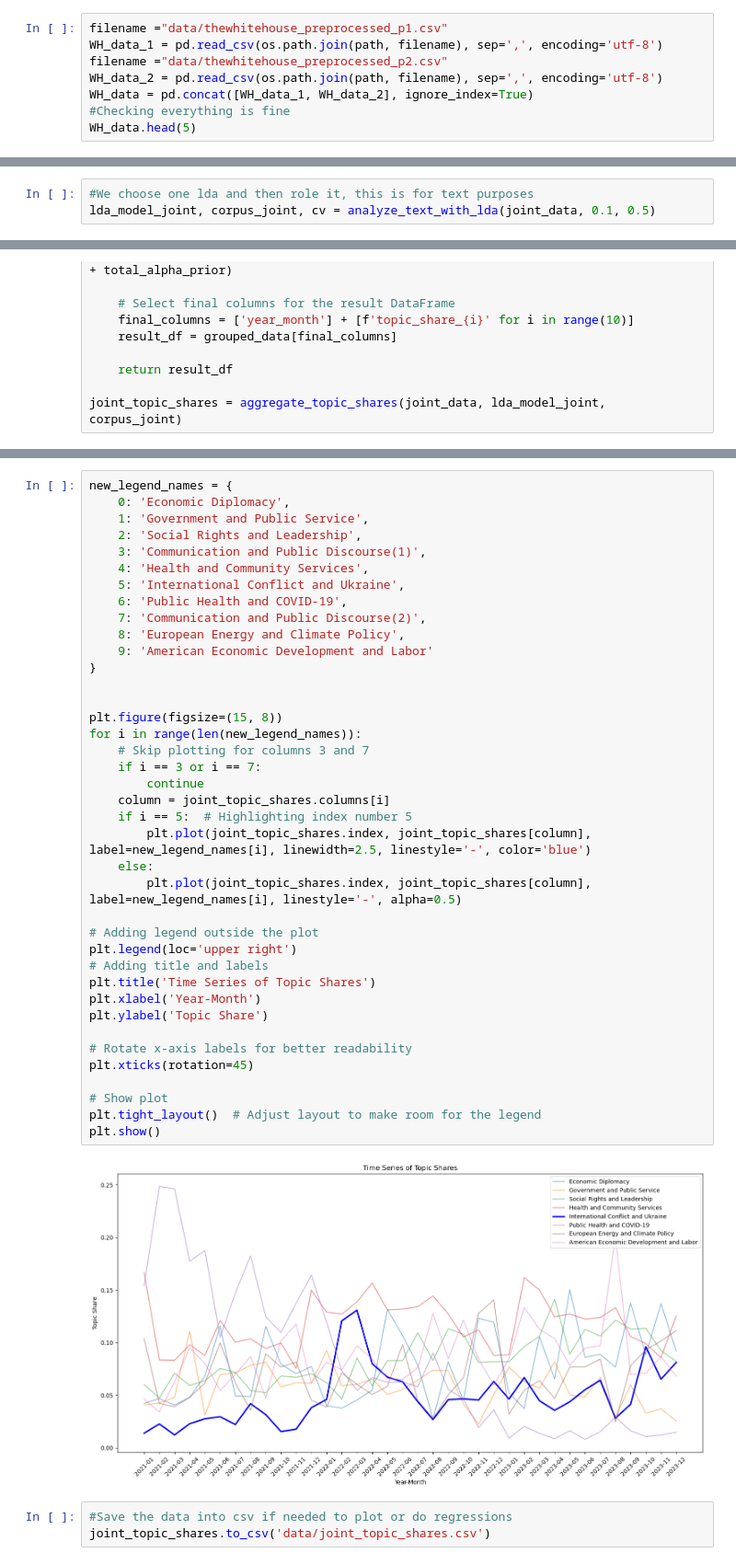
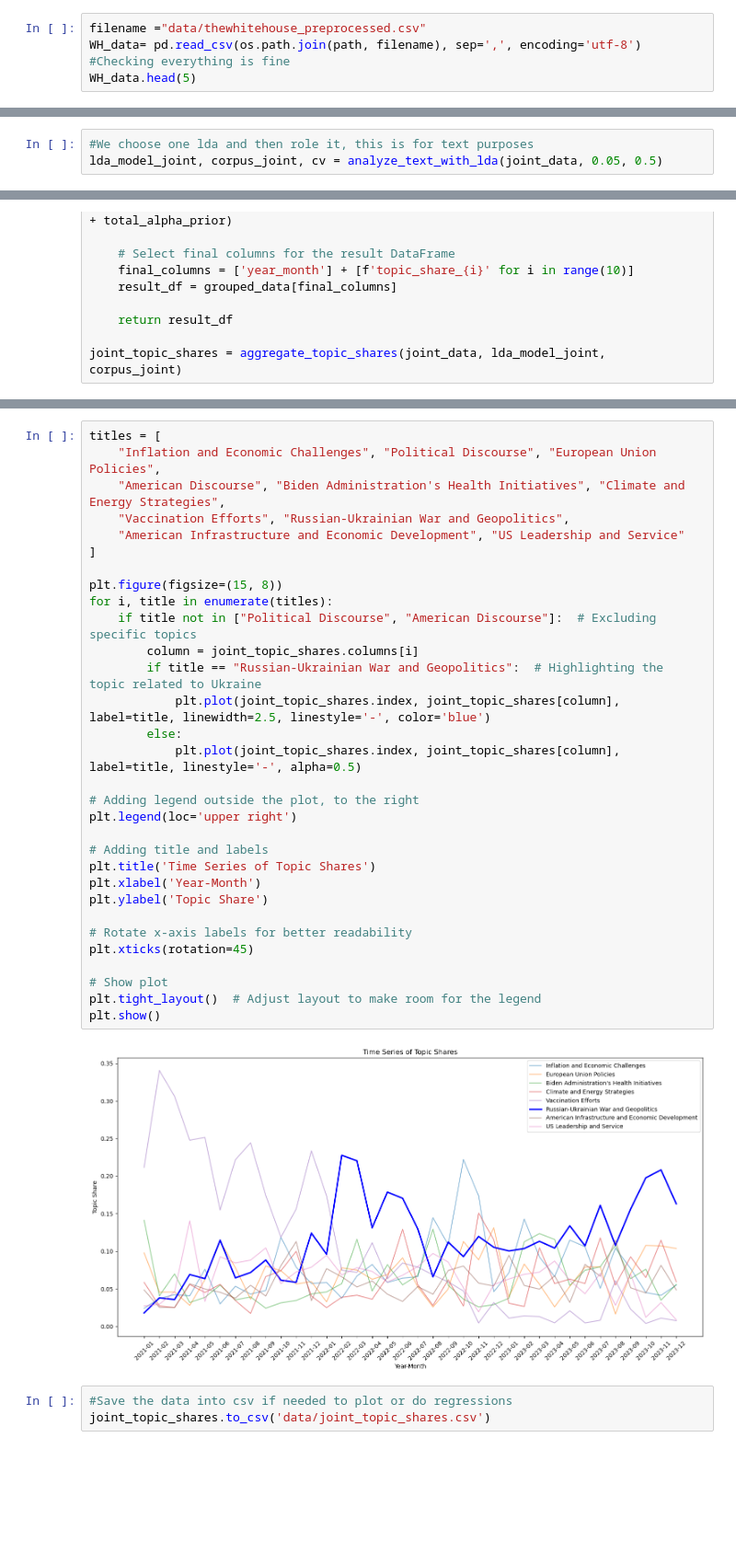
Before and after one commit to viktoriia-yuzkiv/Analysis-of-Official-Communications-during-the-Russo-Ukrainian-War, a Jupyter notebook: 4_topics_analysis.ipynb, the cells around one changed output, grey strips where cells are left out. Shown: that part at 92% size. Cells and saved outputs as stored; diff of their text form; blank space fills up the shorter version.

```diff
--- a/4_topics_analysis.ipynb
+++ b/4_topics_analysis.ipynb
@@ -66,11 +66,8 @@ EC_data.head(5)
 | 3 | Speech by President von der Leyen... | 2021-01-11 | Speech | Merci Monsieur le Président.\nChe... | merci monsieur le président cher ... | speech president von der leyen on... | 0 |
 | 4 | Coronavirus: Commission concludes... | 2021-01-12 | Press Release | Today, the European Commission co... | today european commission conclud... | coronavirus commission conclude e... | 0 |
 # %%
-filename ="data/thewhitehouse_preprocessed_p1.csv"
-WH_data_1 = pd.read_csv(os.path.join(path, filename), sep=',', encoding='utf-8')
-filename ="data/thewhitehouse_preprocessed_p2.csv"
-WH_data_2 = pd.read_csv(os.path.join(path, filename), sep=',', encoding='utf-8')
-WH_data = pd.concat([WH_data_1, WH_data_2], ignore_index=True)
+filename ="data/thewhitehouse_preprocessed.csv"
+WH_data= pd.read_csv(os.path.join(path, filename), sep=',', encoding='utf-8')
 #Checking everything is fine
 WH_data.head(5)
 # %% [output]
@@ -248,6 +250,6 @@ def analyze_text_with_lda(data, min_df, max_df):
     return lda_model, corpus, cv
 # %%
 #We choose one lda and then role it, this is for text purposes
-lda_model_joint, corpus_joint, cv = analyze_text_with_lda(joint_data, 0.1, 0.5)
+lda_model_joint, corpus_joint, cv = analyze_text_with_lda(joint_data, 0.05, 0.5)
 # %% [output]
 Top words associated with each topic (LDA):
@@ -414,44 +396,36 @@ joint_topic_shares.set_index('year_month', inplace=True)
 # %%
-new_legend_names = {
-    0: 'Economic Diplomacy',
-    1: 'Government and Public Service',
-    2: 'Social Rights and Leadership',
-    3: 'Communication and Public Discourse(1)',
-    4: 'Health and Community Services',
-    5: 'International Conflict and Ukraine',
-    6: 'Public Health and COVID-19',
-    7: 'Communication and Public Discourse(2)',
-    8: 'European Energy and Climate Policy',
-    9: 'American Economic Development and Labor'
-}
-
+titles = [
+    "Inflation and Economic Challenges", "Political Discourse", "European Union Policies",
+    "American Discourse", "Biden Administration's Health Initiatives", "Climate and Energy Strategies",
+    "Vaccination Efforts", "Russian-Ukrainian War and Geopolitics",
+    "American Infrastructure and Economic Development", "US Leadership and Service"
+]
 
 plt.figure(figsize=(15, 8))
-for i in range(len(new_legend_names)):
-    # Skip plotting for columns 3 and 7
-    if i == 3 or i == 7:
-        continue
-    column = joint_topic_shares.columns[i]
-    if i == 5:  # Highlighting index number 5
-        plt.plot(joint_topic_shares.index, joint_topic_shares[column], label=new_legend_names[i], linewidth=2.5, linestyle='-', color='blue')
-    else:
-        plt.plot(joint_topic_shares.index, joint_topic_shares[column], label=new_legend_names[i], linestyle='-', alpha=0.5)
+for i, title in enumerate(titles):
+    if title not in ["Political Discourse", "American Discourse"]:  # Excluding specific topics
+        column = joint_topic_shares.columns[i]
+        if title == "Russian-Ukrainian War and Geopolitics":  # Highlighting the topic related to Ukraine
+            plt.plot(joint_topic_shares.index, joint_topic_shares[column], label=title, linewidth=2.5, linestyle='-', color='blue')
+        else:
+            plt.plot(joint_topic_shares.index, joint_topic_shares[column], label=title, linestyle='-', alpha=0.5)
 
-# Adding legend outside the plot
+# Adding legend outside the plot, to the right
 plt.legend(loc='upper right')
+
 # Adding title and labels
 plt.title('Time Series of Topic Shares')
 plt.xlabel('Year-Month')
 plt.ylabel('Topic Share')
 
 # Rotate x-axis labels for better readability
 plt.xticks(rotation=45)
 
 # Show plot
 plt.tight_layout()  # Adjust layout to make room for the legend
 plt.show()
 # %% [output]
-[figure, old version]
+[figure, new version]
 # %%
 #Save the data into csv if needed to plot or do regressions
 joint_topic_shares.to_csv('data/joint_topic_shares.csv')
```
Also changed, not shown: parts of 9 cells of this notebook, 6 other files.
